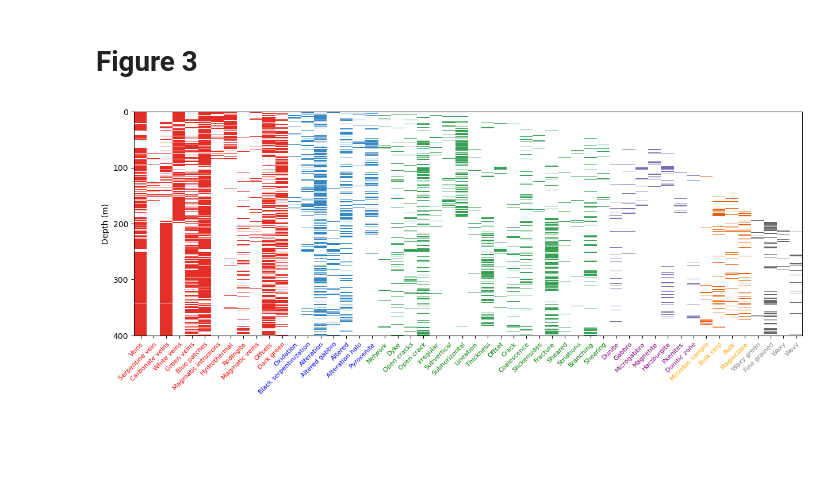
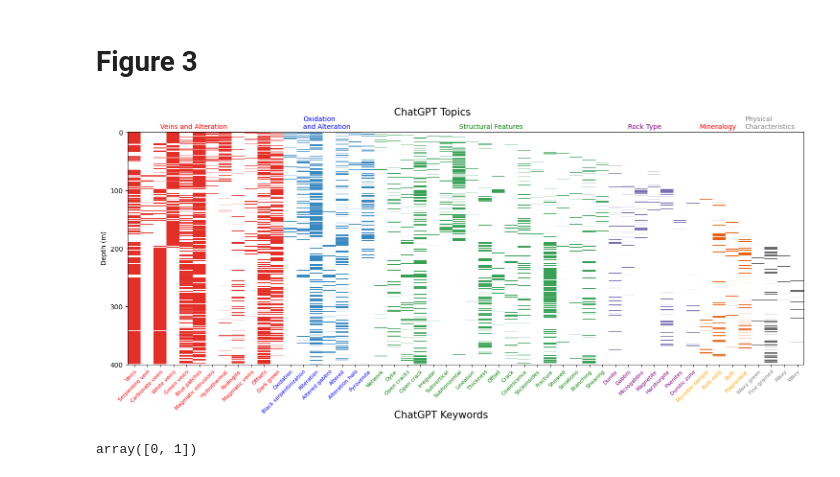
Before and after one commit to SerpRateAI/AI-pipeline-boreholes, a Jupyter notebook: paper-figures.ipynb, the cells around one changed output. Cells and saved outputs as stored; diff of their text form; code cells hidden in the pictures; blank space fills up the shorter version.

```diff
--- a/paper-figures.ipynb
+++ b/paper-figures.ipynb
@@ -191,7 +191,7 @@ groups = [
     ['Fine grained', 'Waxy green', 'Waxy', 'Wavy']
 ]
 
-# colors = ['red', 'blue', 'green', 'purple', 'orange', 'grey']
+colors = ['red', 'blue', 'green', 'purple', 'orange', 'grey']
 
 
 sorted_cols = []
@@ -206,7 +206,7 @@ sorted_data = data[:, [col_labels.index(col) for col in sorted_cols]]
 
 # plt.pcolormesh(sorted_data, cmap='Purples')
 
-fig, ax = plt.subplots(figsize=(15, 5))
+fig, ax = plt.subplots(figsize=(15, 7))
 
 def plot_words(x, y, data, cmap):
     xx, yy = np.meshgrid(x, y)
@@ -222,31 +222,49 @@ plot_words(x=np.arange(12+7+18, 12+7+18+7, 1), y=np.arange(0, 690, 1)
 plot_words(x=np.arange(12+7+18+7, 12+7+18+7+4, 1), y=np.arange(0, 690, 1)
            , data=data[:, np.arange(12+7+18+7, 12+7+18+7+4, 1)], cmap='Oranges')
 plot_words(x=np.arange(12+7+18+7+4, 12+7+18+7+4+4, 1), y=np.arange(0, 690, 1)
            , data=data[:, np.arange(12+7+18+7+4, 12+7+18+7+4+4, 1)], cmap='Greys')
 # plot_words(data[:, np.arange(13, 21, 1)], cmap='Blues')
 # data1 = sorted_data[:, np.arange(0, 13, 1)]
 # data1[data1 == 0] = np.nan
 # plt.pcolormesh(data1, cmap='Reds', vmin=0, vmax=1.5)
 
 # y_ticks = np.arange(0, 401.7, 100)
 y_ticks = np.arange(0, 401, 100)
 y_tick_positions = np.linspace(0, len(row_labels), len(y_ticks))
 plt.yticks(y_tick_positions, y_ticks)
 ax.set_ylabel('Depth (m)')
 
 plt.xticks(np.arange(len(sorted_cols)) + 0.025, sorted_cols, rotation=45, ha="right", rotation_mode="anchor", fontsize=8)
 plt.subplots_adjust(bottom=0.1)
 
 for tick_label in plt.gca().get_xticklabels():
     label = tick_label.get_text()
     for i, group in enumerate(groups):
         if label in group:
             tick_label.set_color(colors[i])
 
 plt.gca().invert_yaxis()
 
+ax.text(s='Veins and Alteration', color='red', x=2, y= -10)
+ax.text(s='Oxidation\nand Alteration', color='blue', x=13, y= -10)
+ax.text(s='Structural Features', color='green', x=25, y= -10)
+ax.text(s='Rock Type', color='purple', x=38, y= -10)
+ax.text(s='Mineralogy', color='red', x=43.5, y= -10)
+ax.text(s='Physical\nCharacteristics', color='grey', x=47, y= -10)
+
+ax.text(s='ChatGPT Keywords', color='black', x=20, y=850, fontsize=15)
+ax.text(s='ChatGPT Topics', color='black', x=20, y=-50, fontsize=15)
+
+fig.tight_layout()
+
+fig.savefig('topics_keywords.pdf', bbox_inches='tight')
+
 # plt.xlabel("Columns")
 
 # plt.show()# plot the graph keyword. For coloring each section of a different color, you have to crop by hand the graph for each color then make a little montage.
 # %% [output]
-[figure, old version]
+[figure, new version]
+# %%
+df['GRAINSIZE_Cryptocrystalline'].unique()
+# %% [output]
+array([0, 1])
```
Also changed, not shown: parts of 5 cells of this notebook, 8 other files.
